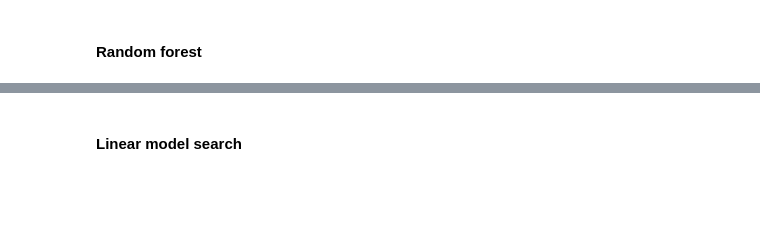
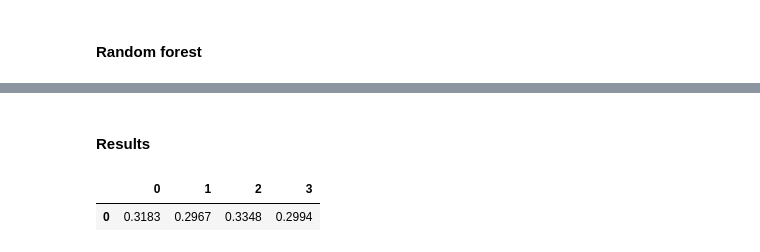
Before and after one commit to abessalov/Ocean_Dimitra_Bounty, a Jupyter notebook: 1_Feature_Selection.ipynb, the cells around one changed output, grey strips where cells are left out. Drawn from its saved outputs; the diff is of its cells as text; code cells hidden in the pictures; blank space fills up the shorter version.

```diff
--- a/1_Feature_Selection.ipynb
+++ b/1_Feature_Selection.ipynb
@@ -191,0 +226,6 @@ Name: NDVI_JUN, dtype: float64
+# %%
+# MAE on validation set
+y_pred = model_lr.predict(xv1)
+score1 = metrics.mean_absolute_error(yv, y_pred)
+list_scores.append(score1)
+print(score1)
@@ -246,5 +298,7 @@ _ = df_evals.plot(figsize = (5,3))
 # %%
 # MAE on validation set
 y_pred = model_xgb.predict(xv_)
-metrics.mean_absolute_error(yv, y_pred)
+score1 = metrics.mean_absolute_error(yv, y_pred)
+list_scores.append(score1)
+print(score1)
 # %% [output]
@@ -315,2 +337,0 @@ p = df_imp.set_index('feat').imp.plot(kind = 'barh', figsize = (4,7), color = 'b
-# %% [markdown]
-#### Linear model search
@@ -318,0 +338,8 @@ from mlxtend.feature_selection import SequentialFeatureSelector as SFS
+# %% [markdown]
+#### Results
+# %%
+pd.options.display.float_format = '{:,.4f}'.format
+pd.DataFrame(list_scores).T
+# %% [output]
+|  | 0 | 1 | 2 | 3 |
+| 0 | 0.3183 | 0.2967 | 0.3348 | 0.2994 |
```
Also changed, not shown: parts of 24 cells of this notebook, 3 other files.
